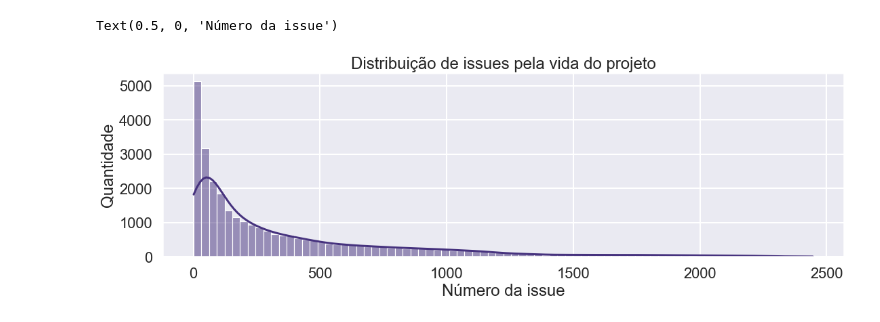
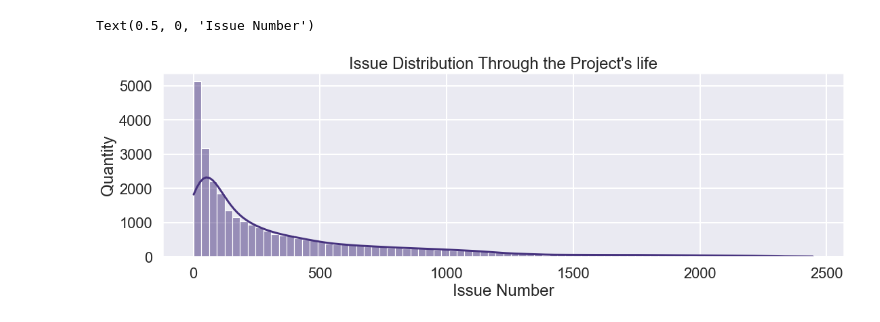
Before and after one commit to GabrielBG0/Mineracao-Repositorios, a Jupyter notebook: final.ipynb, the cells around one changed output. Cells and saved outputs as stored; diff of their text form; code cells hidden in the pictures.

```diff
--- a/final.ipynb
+++ b/final.ipynb
@@ -83,12 +60,12 @@ Text(0.5, 0, 'Tópico')
 # %%
 plt.figure(figsize=(18, 5))
 ax = sns.histplot(data=issues, x='number', kde=True)
-ax.set_title('Distribuição de issues pela vida do projeto')
-ax.set_ylabel('Quantidade')
-ax.set_xlabel('Número da issue')
+ax.set_title("Issue Distribution Through the Project's life")
+ax.set_ylabel('Quantity')
+ax.set_xlabel('Issue Number')
 # %% [output]
-Text(0.5, 0, 'Número da issue')
+Text(0.5, 0, 'Issue Number')
-[figure, old version]
+[figure, new version]
 # %%
 topics = pd.read_csv('Topics.csv')
 topics
```
Also changed, not shown: parts of 14 cells of this notebook, 6 other files.
